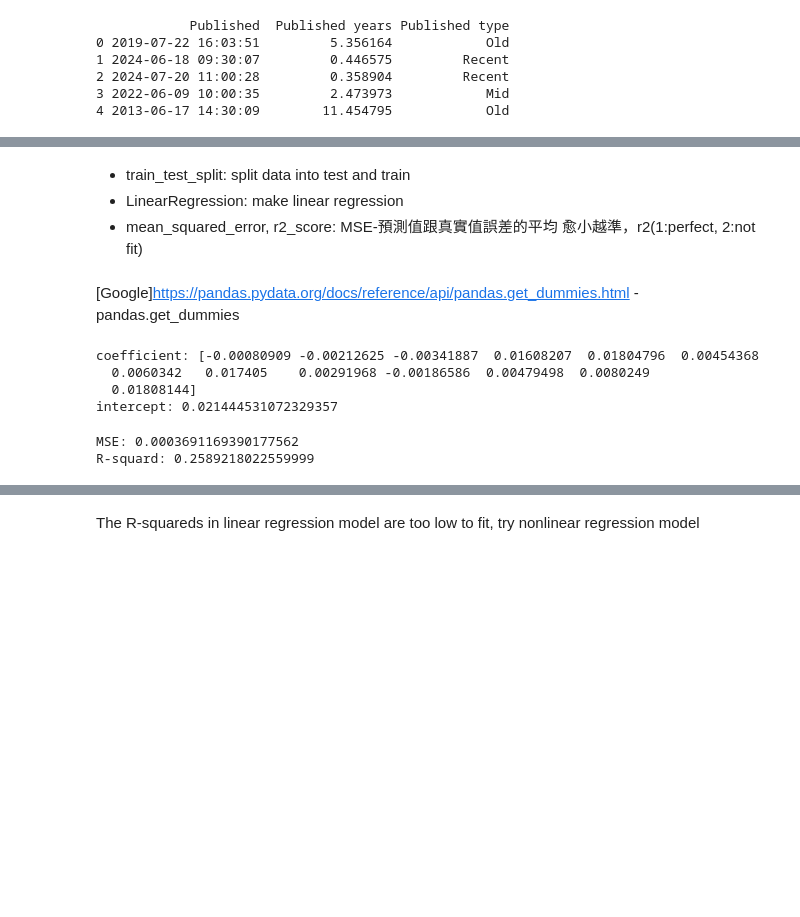
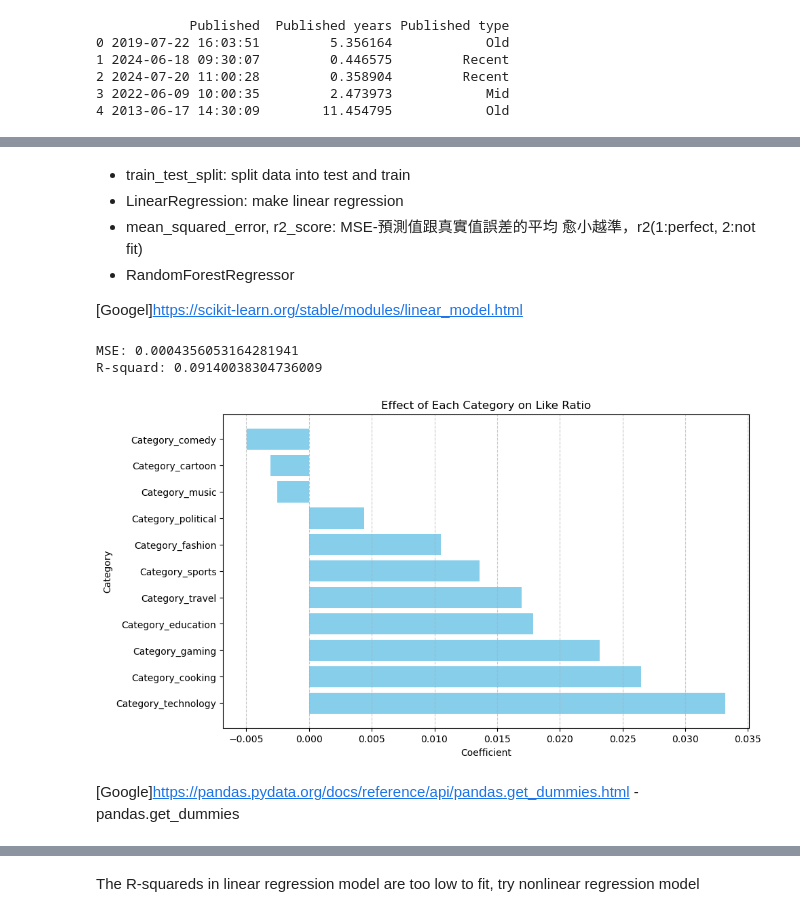
Before and after one commit to LeeChiehYin/ha24847_EMATM0048, a Jupyter notebook: Part2_youtube.ipynb, the cells around one changed output, grey strips where cells are left out. Drawn from its saved outputs; the diff is of its cells as text; code cells hidden in the pictures; blank space fills up the shorter version.

```diff
--- a/Part2_youtube.ipynb
+++ b/Part2_youtube.ipynb
@@ -626,41 +647,54 @@ from sklearn.metrics import mean_squared_error, r2_score #MSE-預測值跟真實
 - train_test_split: split data into test and train
 - LinearRegression: make linear regression
 - mean_squared_error, r2_score: MSE-預測值跟真實值誤差的平均 愈小越準，r2(1:perfect, 2:not fit)
+- RandomForestRegressor
+
+[Googel]https://scikit-learn.org/stable/modules/linear_model.html
 # %%
-Category_num = pd.get_dummies(yt, columns=['Category'], drop_first=True)
-
-x=Category_num[['Duration (minutes)', 'Published years'] +
-                 [col for col in Category_num.columns if 'Category_' in col]] #independent variables
-y=Category_num['Like ratio'] #response variable
+x = pd.get_dummies(yt[['Duration (minutes)', 'Published years', 'Category']], drop_first=True)
+#Category_num = pd.get_dummies(yt, columns=['Category'], drop_first=True)
+#x=Category_num[['Duration (minutes)', 'Published years'] +
+                 #[col for col in Category_num.columns if 'Category_' in col]] #independent variables
+y_like=yt['Like ratio'] #response variable
 
 #### Diveided date into training set and test set
-x_test,x_train,y_test,y_train = train_test_split(x,y,test_size=0.2, random_state=41)
+x_test,x_train,y_test_like,y_train_like = train_test_split(x,y_like,test_size=0.2, random_state=42)
+
+#### train the regression model
+lr=LinearRegression() #create the regresiion model
+
+lr.fit(x_train,y_train_like) #train the model
+
+#### Predict and evaluate the model
+y_pred=lr.predict(x_test)
+
+mse=mean_squared_error(y_test_like,y_pred)
+r2=r2_score(y_test_like,y_pred)
+
+print('MSE:', mse)
+print('R-squard:',r2)
+
+category_col=[col for col in Category_num.columns if 'Category_' in col]
+category_coef=lr.coef_[-len(category_col):]
+category_name=category_col
+
+coeff_df = pd.DataFrame({
+    'Category': category_name,
+    'Coefficient': category_coef})
+
+plt.figure(figsize=(10, 6))
+coeff_df.sort_values(by='Coefficient', ascending=False, inplace=True)  # 按係數排序
+plt.barh(coeff_df['Category'], coeff_df['Coefficient'], color='skyblue')
+plt.xlabel('Coefficient')
+plt.ylabel('Category')
+plt.title('Effect of Each Category on Like Ratio')
+plt.grid(axis='x', linestyle='--', alpha=0.7)
+plt.show()
+# %% [output]
+MSE: 0.0004356053164281941
+R-squard: 0.09140038304736009
+[figure, added]
 # %% [markdown]
 [Google]https://pandas.pydata.org/docs/reference/api/pandas.get_dummies.html -pandas.get_dummies
-# %%
-#### train the regression model
-lr=LinearRegression() #create the regresiion model
-
-lr.fit(x_train,y_train) #train the model
-
-print('coefficient:', lr.coef_)
-print('intercept:', lr.intercept_)
-# %% [output]
-coefficient: [-0.00080909 -0.00212625 -0.00341887  0.01608207  0.01804796  0.00454368
-  0.0060342   0.017405    0.00291968 -0.00186586  0.00479498  0.0080249
-  0.01808144]
-intercept: 0.021444531072329357
-# %%
-#### Predict and evaluate the model
-y_pred=lr.predict(x_test)
-
-mse=mean_squared_error(y_test,y_pred)
-r2=r2_score(y_test,y_pred)
-
-print('MSE:', mse)
-print('R-squard:',r2)
-# %% [output]
-MSE: 0.0003691169390177562
-R-squard: 0.2589218022559999
 # %%
 #### when response varialbe is comment ratio
```
Also changed, not shown: parts of 20 cells of this notebook.
